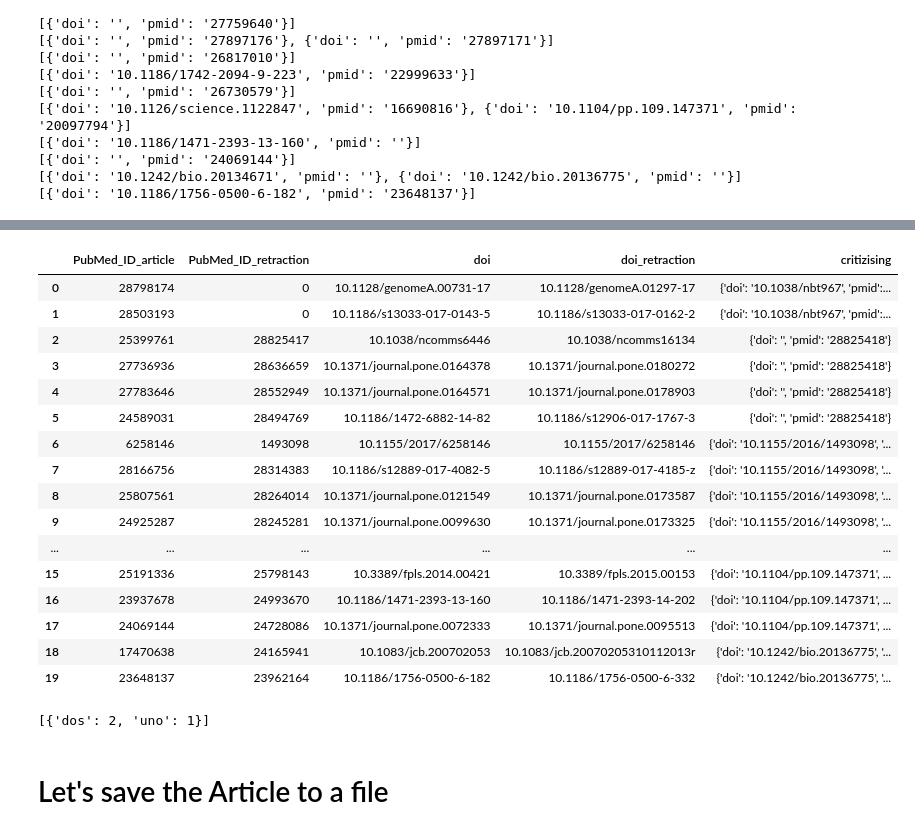
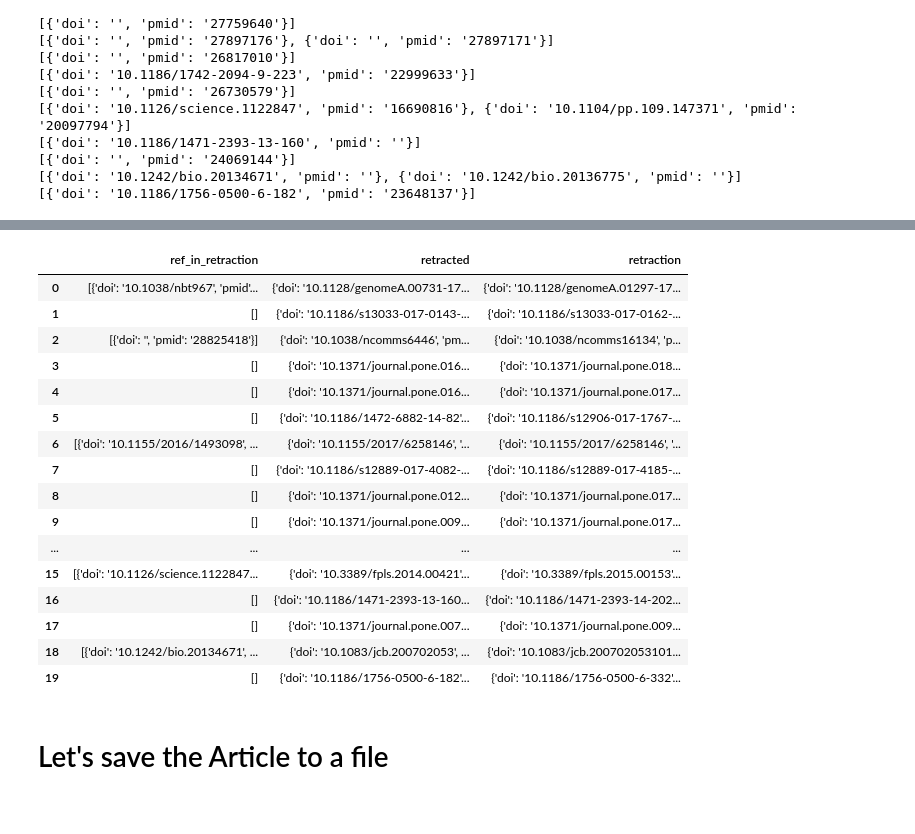
Before and after one commit to dciudadr/eLife_retractions, a Jupyter notebook: retractionwatch.ipynb, the cells around one changed output, grey strips where cells are left out. Drawn from its saved outputs; the diff is of its cells as text; code cells hidden in the pictures.

```diff
--- a/retractionwatch.ipynb
+++ b/retractionwatch.ipynb
@@ -786,30 +927,23 @@ NUMBER OF NEW ARTICLES:  10
 # %%
-df_ids_retracted_retraction_critizing.reset_index(drop = True)
+df_ids_retracted_retraction_critizing_dict.reset_index(drop = True)
 # %% [output]
-|  | PubMed_ID_article | PubMed_ID_retraction | doi | doi_retraction | critizising |
-| 0 | 28798174 | 0 | 10.1128/genomeA.00731-17 | 10.1128/genomeA.01297-17 | {'doi': '10.1038/nbt967', 'pmid':... |
-| 1 | 28503193 | 0 | 10.1186/s13033-017-0143-5 | 10.1186/s13033-017-0162-2 | {'doi': '10.1038/nbt967', 'pmid':... |
-| 2 | 25399761 | 28825417 | 10.1038/ncomms6446 | 10.1038/ncomms16134 | {'doi': '', 'pmid': '28825418'} |
-| 3 | 27736936 | 28636659 | 10.1371/journal.pone.0164378 | 10.1371/journal.pone.0180272 | {'doi': '', 'pmid': '28825418'} |
-| 4 | 27783646 | 28552949 | 10.1371/journal.pone.0164571 | 10.1371/journal.pone.0178903 | {'doi': '', 'pmid': '28825418'} |
-| 5 | 24589031 | 28494769 | 10.1186/1472-6882-14-82 | 10.1186/s12906-017-1767-3 | {'doi': '', 'pmid': '28825418'} |
-| 6 | 6258146 | 1493098 | 10.1155/2017/6258146 | 10.1155/2017/6258146 | {'doi': '10.1155/2016/1493098', '... |
-| 7 | 28166756 | 28314383 | 10.1186/s12889-017-4082-5 | 10.1186/s12889-017-4185-z | {'doi': '10.1155/2016/1493098', '... |
-| 8 | 25807561 | 28264014 | 10.1371/journal.pone.0121549 | 10.1371/journal.pone.0173587 | {'doi': '10.1155/2016/1493098', '... |
-| 9 | 24925287 | 28245281 | 10.1371/journal.pone.0099630 | 10.1371/journal.pone.0173325 | {'doi': '10.1155/2016/1493098', '... |
-| ... | ... | ... | ... | ... | ... |
-| 15 | 25191336 | 25798143 | 10.3389/fpls.2014.00421 | 10.3389/fpls.2015.00153 | {'doi': '10.1104/pp.109.147371', ... |
-| 16 | 23937678 | 24993670 | 10.1186/1471-2393-13-160 | 10.1186/1471-2393-14-202 | {'doi': '10.1104/pp.109.147371', ... |
-| 17 | 24069144 | 24728086 | 10.1371/journal.pone.0072333 | 10.1371/journal.pone.0095513 | {'doi': '10.1104/pp.109.147371', ... |
-| 18 | 17470638 | 24165941 | 10.1083/jcb.200702053 | 10.1083/jcb.20070205310112013r | {'doi': '10.1242/bio.20136775', '... |
-| 19 | 23648137 | 23962164 | 10.1186/1756-0500-6-182 | 10.1186/1756-0500-6-332 | {'doi': '10.1242/bio.20136775', '... |
+|  | ref_in_retraction | retracted | retraction |
+| 0 | [{'doi': '10.1038/nbt967', 'pmid'... | {'doi': '10.1128/genomeA.00731-17... | {'doi': '10.1128/genomeA.01297-17... |
+| 1 | [] | {'doi': '10.1186/s13033-017-0143-... | {'doi': '10.1186/s13033-017-0162-... |
+| 2 | [{'doi': '', 'pmid': '28825418'}] | {'doi': '10.1038/ncomms6446', 'pm... | {'doi': '10.1038/ncomms16134', 'p... |
+| 3 | [] | {'doi': '10.1371/journal.pone.016... | {'doi': '10.1371/journal.pone.018... |
+| 4 | [] | {'doi': '10.1371/journal.pone.016... | {'doi': '10.1371/journal.pone.017... |
+| 5 | [] | {'doi': '10.1186/1472-6882-14-82'... | {'doi': '10.1186/s12906-017-1767-... |
+| 6 | [{'doi': '10.1155/2016/1493098', ... | {'doi': '10.1155/2017/6258146', '... | {'doi': '10.1155/2017/6258146', '... |
+| 7 | [] | {'doi': '10.1186/s12889-017-4082-... | {'doi': '10.1186/s12889-017-4185-... |
+| 8 | [] | {'doi': '10.1371/journal.pone.012... | {'doi': '10.1371/journal.pone.017... |
+| 9 | [] | {'doi': '10.1371/journal.pone.009... | {'doi': '10.1371/journal.pone.017... |
+| ... | ... | ... | ... |
+| 15 | [{'doi': '10.1126/science.1122847... | {'doi': '10.3389/fpls.2014.00421'... | {'doi': '10.3389/fpls.2015.00153'... |
+| 16 | [] | {'doi': '10.1186/1471-2393-13-160... | {'doi': '10.1186/1471-2393-14-202... |
+| 17 | [] | {'doi': '10.1371/journal.pone.007... | {'doi': '10.1371/journal.pone.009... |
+| 18 | [{'doi': '10.1242/bio.20134671', ... | {'doi': '10.1083/jcb.200702053', ... | {'doi': '10.1083/jcb.200702053101... |
+| 19 | [] | {'doi': '10.1186/1756-0500-6-182'... | {'doi': '10.1186/1756-0500-6-332'... |
-# %%
-dictio = [{"uno" : 1 , "dos": 2}, {"uno" : 1 , "dos": 3}]
-elemento = {"uno" : 1 , "dos": 3}
-dictio.remove(elemento)
-dictio
-# %% [output]
-[{'dos': 2, 'uno': 1}]
 # %% [markdown]
 # Let's save the Article to a file
 # %%
```
Also changed, not shown: parts of 14 cells of this notebook, 1 other file.
